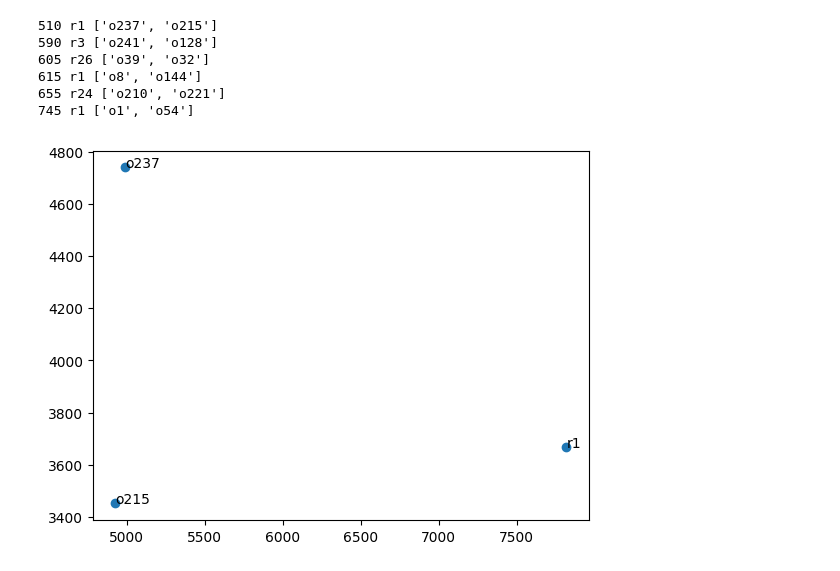
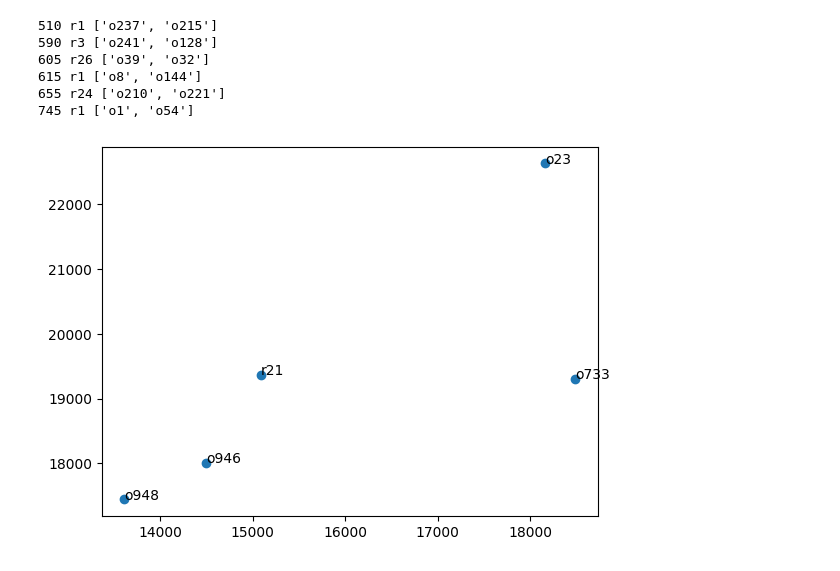
Before and after one commit to spencerkmarley/smu-cs606-meal-delivery-routing-problem, a Jupyter notebook: archive/initialization-nb.ipynb, the cells around one changed output. Drawn from its saved outputs; the diff is of its cells as text; code cells hidden in the pictures.

```diff
--- a/archive/initialization-nb.ipynb
+++ b/archive/initialization-nb.ipynb
@@ -42,7 +42,7 @@ def read_instance_information(instance_dir):
             target_click_to_door, pay_per_order,\
             guaranteed_pay_per_hour
 # %%
-instance_dir = '../data/0o50t75s1p100'
+instance_dir = '../data/5o50t75s1p100'
 orders,restaurants,couriers,instanceparams,locations, meters_per_minute, pickup_service_minutes, dropoff_service_minutes, \
             target_click_to_door, pay_per_order,\
             guaranteed_pay_per_hour=read_instance_information(instance_dir)
@@ -788,12 +794,12 @@ for t in final_result:
 # %%
 # Plot chart
 import matplotlib.pyplot as plt
-x = [locations.at['r1','x'],locations.at['o237','x'],locations.at['o215','x']]
-y = [locations.at['r1','y'],locations.at['o237','y'],locations.at['o215','y']]
-lable = ['r1','o237','o215']
+x = [locations.at['r21','x'],locations.at['o946','x'],locations.at['o948','x'],locations.at['o733','x'],locations.at['o23','x']]
+y = [locations.at['r21','y'],locations.at['o946','y'],locations.at['o948','y'],locations.at['o733','y'],locations.at['o23','y']]
+lable = ['r21','o946', 'o948', 'o733', 'o23']
 for i, txt in enumerate(lable):
     plt.annotate(txt, (x[i], y[i]))
 plt.scatter(x, y)
 plt.show()
 # %% [output]
-[figure, old version]
+[figure, new version]
```
Also changed, not shown: parts of 4 cells of this notebook.
